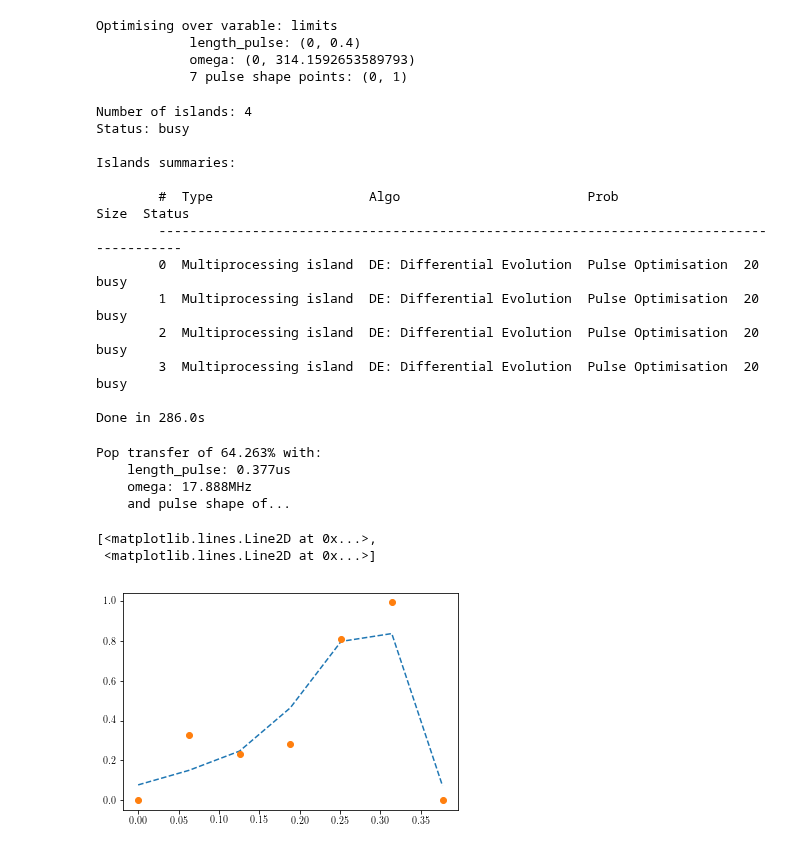
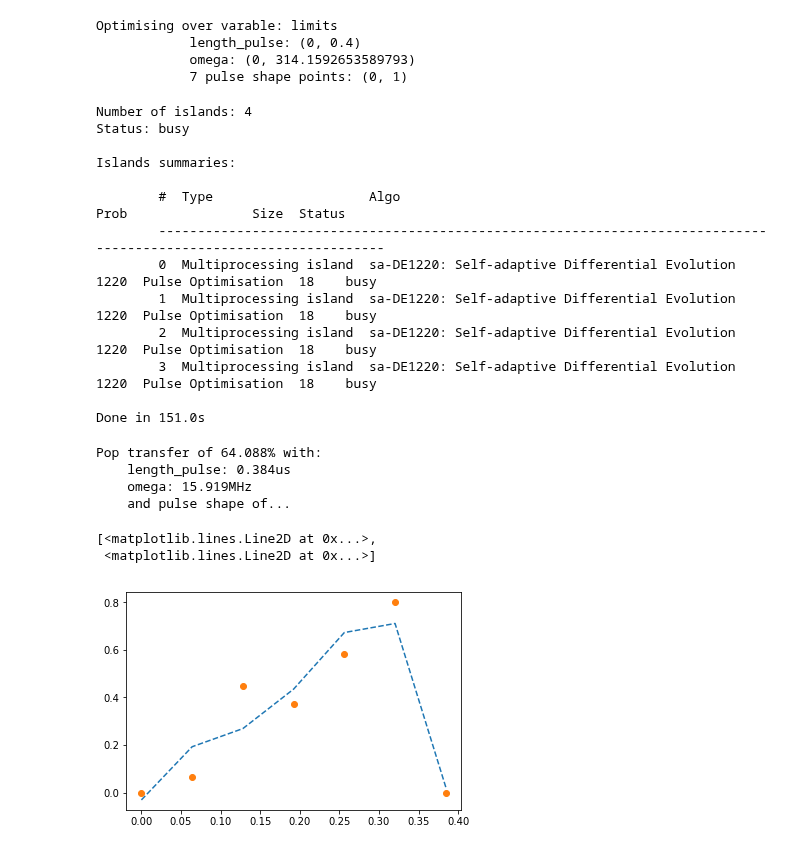
Before and after one commit to tomdbar/rb-cqed, a Jupyter notebook: notebooks-bulk/vStirap-3lvl-parallel-optimisation.ipynb, the cells around one changed output. Drawn from its saved outputs; the diff is of its cells as text; code cells hidden in the pictures.

Commit message:
Add migration between islands in the differential evolution for optimised pulse shapes.

```diff
--- a/notebooks-bulk/vStirap-3lvl-parallel-optimisation.ipynb
+++ b/notebooks-bulk/vStirap-3lvl-parallel-optimisation.ipynb
@@ -329,10 +328,14 @@ Optimising over varable: limits
 # %%
 t_start = time.time()
 
+algo = pg.algorithm(pg.de1220(gen = 10, ftol=0.01))
+algo.set_verbosity(1)
+
 archi = pg.archipelago(n = 4,
-                       algo = pg.de(gen = 20),
+                       algo = algo,
                        prob = pg.problem(PulseOptimisation(n_points+2)),
-                       pop_size = 20)
+                       pop_size = 2*(n_points+2),
+                       udi = pg.mp_island())
 archi.evolve()
 print(archi)
 archi.wait()
@@ -344,45 +347,45 @@ Status: busy
 
 Islands summaries:
 
-        #  Type                    Algo                        Prob                Size  Status
-        -----------------------------------------------------------------------------------------
-        0  Multiprocessing island  DE: Differential Evolution  Pulse Optimisation  20    busy
-        1  Multiprocessing island  DE: Differential Evolution  Pulse Optimisation  20    busy
-        2  Multiprocessing island  DE: Differential Evolution  Pulse Optimisation  20    busy
-        3  Multiprocessing island  DE: Differential Evolution  Pulse Optimisation  20    busy
+        #  Type                    Algo                                                  Prob                Size  Status
+        -------------------------------------------------------------------------------------------------------------------
+        0  Multiprocessing island  sa-DE1220: Self-adaptive Differential Evolution 1220  Pulse Optimisation  18    busy
+        1  Multiprocessing island  sa-DE1220: Self-adaptive Differential Evolution 1220  Pulse Optimisation  18    busy
+        2  Multiprocessing island  sa-DE1220: Self-adaptive Differential Evolution 1220  Pulse Optimisation  18    busy
+        3  Multiprocessing island  sa-DE1220: Self-adaptive Differential Evolution 1220  Pulse Optimisation  18    busy
 
-Done in 286.0s
+Done in 151.0s
 # %%
 f_champs = archi.get_champions_f()
 x_champs = archi.get_champions_x()
 
 f_list = np.array([x[0] for x in f_champs])
 i_champ = np.where(f_list==f_list.min())[0][0]
 
 omega=x_champs[i_champ][1]
 length_pulse = x_champs[i_champ][0]
 
 print('''Pop transfer of {0}% with:
     length_pulse: {1}us
     omega: {2}MHz
     and pulse shape of...'''.format(*[np.round(x,3) for x in [100*(1-f_champs[i_champ][0]),
                                                               length_pulse,
                                                               omega/(2*np.pi)]])
       )
 
 x_list=np.array(np.linspace(0,length_pulse,n_points)).astype(float)
 y_list=x_champs[i_champ][2:]
-pulse_fn = lambda t: np.piecewise(t, [t<=length_pulse], [UnivariateSpline(x_list,y_list,s=0.1,k=3),0])
+pulse_fn = lambda t_list: [np.piecewise(t, [t<=length_pulse], [UnivariateSpline(x_list,y_list,s=0.1,k=4),0]) for t in t_list]
 
 plt.plot(x_list, pulse_fn(x_list),'--', x_list, y_list,'o')
 # %% [output]
-Pop transfer of 64.263% with:
-    length_pulse: 0.377us
-    omega: 17.888MHz
+Pop transfer of 64.088% with:
+    length_pulse: 0.384us
+    omega: 15.919MHz
     and pulse shape of...
 [<matplotlib.lines.Line2D at 0x...>,
  <matplotlib.lines.Line2D at 0x...>]
-[figure, old version]
+[figure, new version]
 # %%
 laser_coupling.omega0 = omega
 laser_coupling.args_ham['length_pulse'] = length_pulse
```
Also changed, not shown: parts of 13 cells of this notebook.
